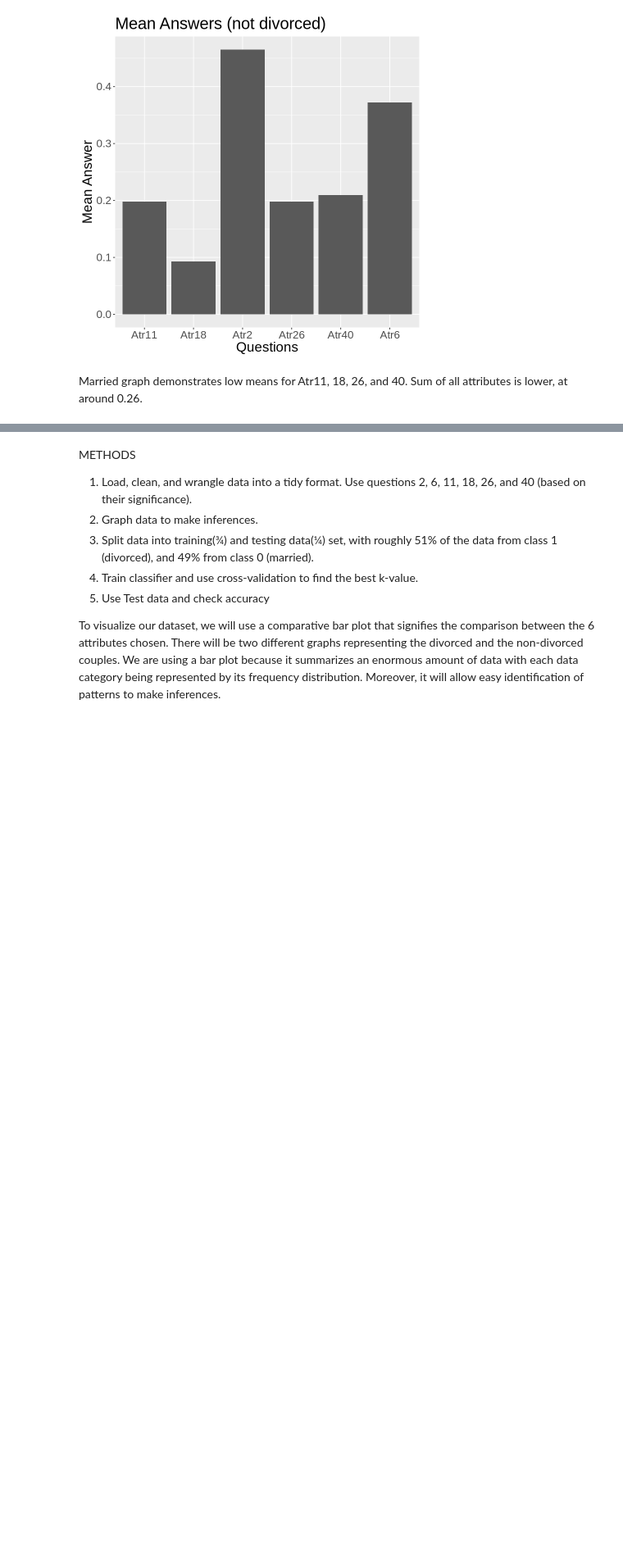
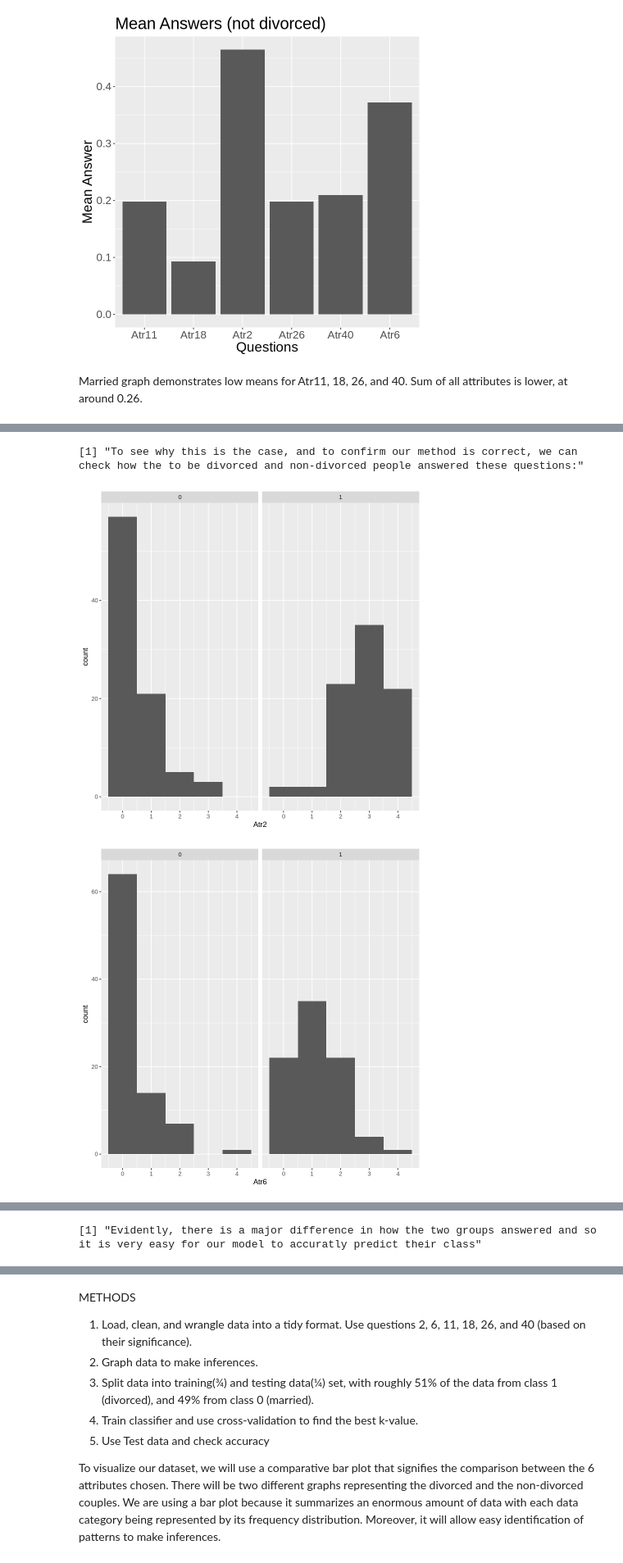
Before and after one commit to shjuliay/group107, a Jupyter notebook: Divorce_Project_Proposal.ipynb, the cells around one changed output, grey strips where cells are left out. Shown: that part at 82% size. Saved outputs shown, nothing was run; the diff lists cells and outputs as text; code cells hidden in the pictures; blank space fills up the shorter version.

Commit message:
Added Distribution Visualization of Participant Answers

```diff
--- a/Divorce_Project_Proposal.ipynb
+++ b/Divorce_Project_Proposal.ipynb
@@ -343,0 +337,69 @@ Prediction  0  1
+# %%
+#div_2 <- div_data %>%
+#    filter(Divorced == 1) %>%
+#    select(Atr2)
+#div_2_dist <- div_2 %>%
+#    ggplot(aes(x = Atr2)) +
+#    geom_histogram(binwidth = 1) +
+#    ggtitle("Q2 Answer Distribution: Divorced")
+#div_2_dist
+
+#notdiv_2 <- div_data %>%
+#    filter(Divorced == 0) %>%
+#    select(Atr2)
+#notdiv_2_dist <- notdiv_2 %>%
+#    ggplot(aes(x = Atr2)) +
+#    geom_histogram(binwidth = 1) +
+#    ggtitle("Q2 Answer Distribution: Not Divorced")
+#notdiv_2_dist
+
+#Visualizing how the two groups answered
+print("To see why this is the case, and to confirm our method is correct, we can check how the to be divorced and non-divorced people answered these questions:")
+
+div_2_plot <- div_data %>%
+    select(Atr2, Divorced) %>%
+    ggplot(aes(x = Atr2)) +
+    geom_histogram(binwidth = 1) +
+facet_grid(cols = vars(Divorced))
+div_2_plot
+
+div_6_plot <- div_data %>%
+    select(Atr6, Divorced) %>%
+    ggplot(aes(x = Atr6)) +
+    geom_histogram(binwidth = 1) +
+facet_grid(cols = vars(Divorced))
+div_6_plot
+
+div_11_plot <- div_data %>%
+    select(Atr11, Divorced) %>%
+    ggplot(aes(x = Atr11)) +
+    geom_histogram(binwidth = 1) +
+facet_grid(cols = vars(Divorced))
+div_11_plot
+
+div_18_plot <- div_data %>%
+    select(Atr18, Divorced) %>%
+    ggplot(aes(x = Atr18)) +
+    geom_histogram(binwidth = 1) +
+facet_grid(cols = vars(Divorced))
+div_18_plot
+
+div_26_plot <- div_data %>%
+    select(Atr26, Divorced) %>%
+    ggplot(aes(x = Atr26)) +
+    geom_histogram(binwidth = 1) +
+facet_grid(cols = vars(Divorced))
+div_26_plot
+
+div_40_plot <- div_data %>%
+    select(Atr40, Divorced) %>%
+    ggplot(aes(x = Atr40)) +
+    geom_histogram(binwidth = 1) +
+facet_grid(cols = vars(Divorced))
+div_40_plot
+
+print("Evidently, there is a major difference in how the two groups answered and so it is very easy for our model to accuratly predict their class")
+# %% [output]
+[1] "To see why this is the case, and to confirm our method is correct, we can check how the to be divorced and non-divorced people answered these questions:"
+[figure, added]
+[figure, added]
@@ -343,0 +409 @@ Prediction  0  1
+[1] "Evidently, there is a major difference in how the two groups answered and so it is very easy for our model to accuratly predict their class"
```
Also changed, not shown: parts of 6 cells of this notebook.
